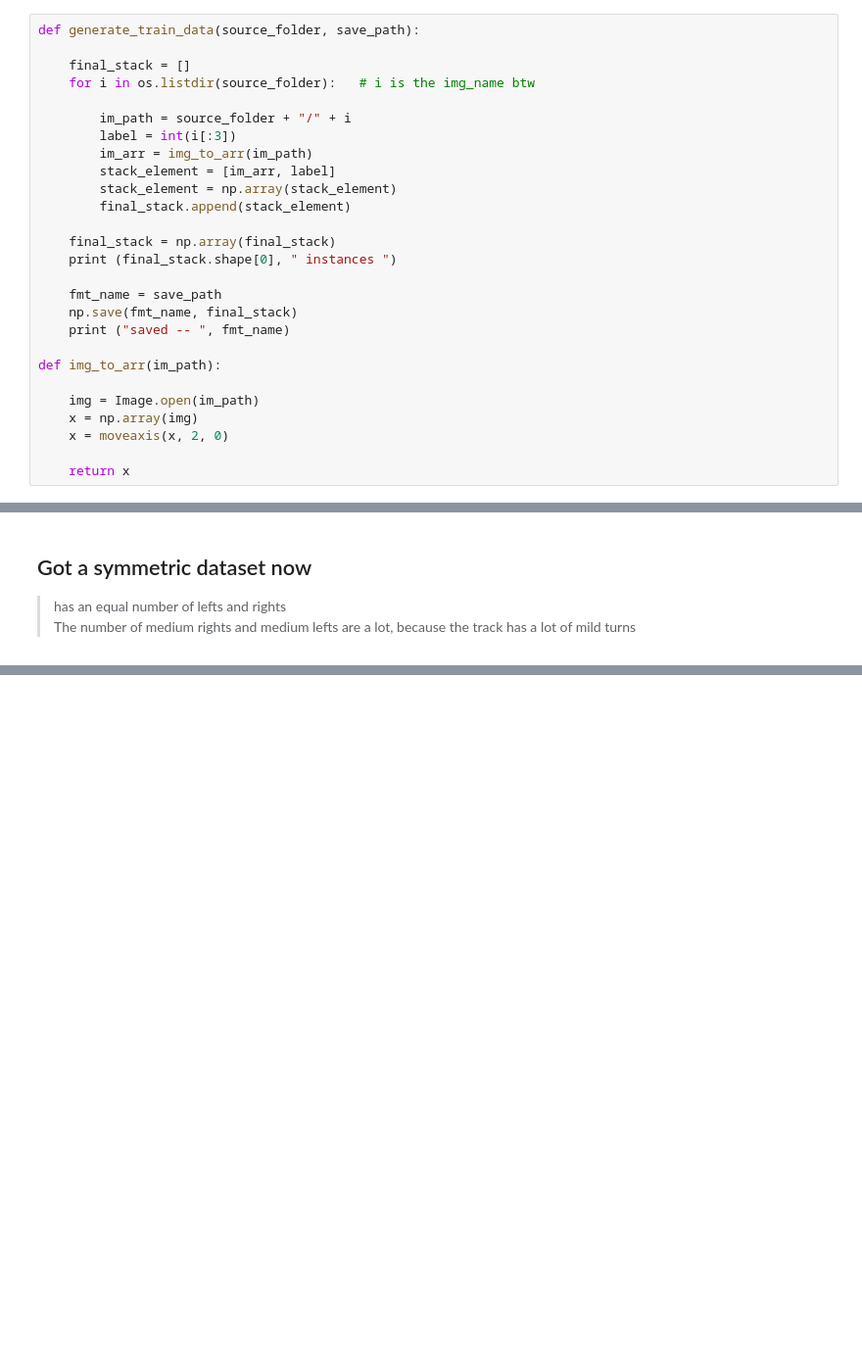
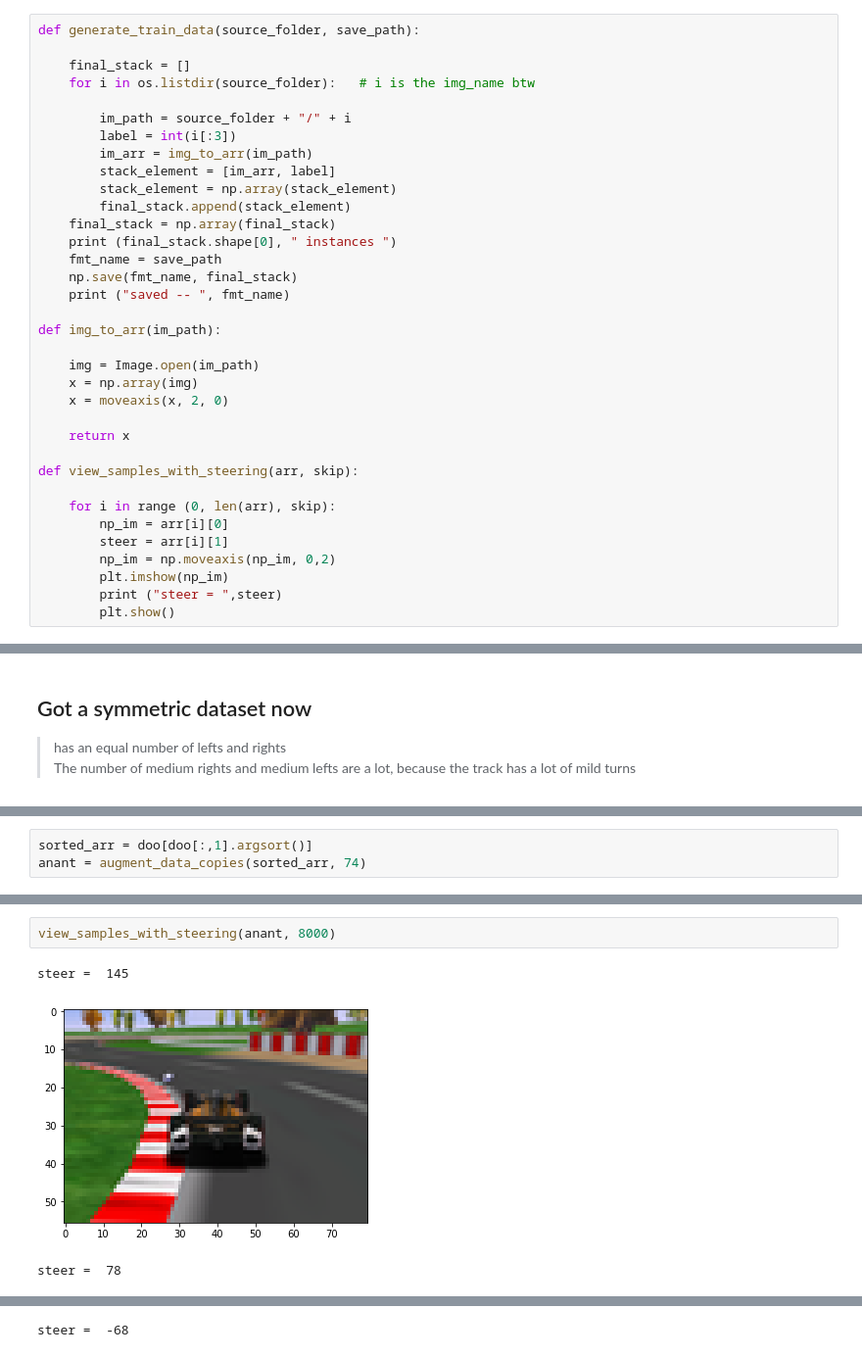
Before and after one commit to Mayukhdeb/mind_the_bend, a Jupyter notebook: process_collected_data.ipynb, the cells around one changed output, grey strips where cells are left out. Shown at 98% size. Drawn from its saved outputs; the diff is of its cells as text; blank space fills up the shorter version.

```diff
--- a/process_collected_data.ipynb
+++ b/process_collected_data.ipynb
@@ -19,10 +20,8 @@ def generate_train_data(source_folder, save_path):
         stack_element = [im_arr, label]
         stack_element = np.array(stack_element)
         final_stack.append(stack_element)
-
     final_stack = np.array(final_stack)
     print (final_stack.shape[0], " instances ")
-
     fmt_name = save_path
     np.save(fmt_name, final_stack)
     print ("saved -- ", fmt_name)
@@ -34,4 +33,14 @@ def img_to_arr(im_path):
     x = moveaxis(x, 2, 0)
 
     return x
+
+def view_samples_with_steering(arr, skip):
+
+    for i in range (0, len(arr), skip):
+        np_im = arr[i][0]
+        steer = arr[i][1]
+        np_im = np.moveaxis(np_im, 0,2)
+        plt.imshow(np_im)
+        print ("steer = ",steer)
+        plt.show()
 # %%
@@ -135 +167,4 @@ aug = augment_data_copies(doo, 68)
+# %%
+sorted_arr = doo[doo[:,1].argsort()]
+anant = augment_data_copies(sorted_arr, 74)
 # %%
@@ -149,0 +191,6 @@ avg freq = 68.0
+# %%
+view_samples_with_steering(anant, 8000)
+# %% [output]
+steer =  145
+[figure, added]
+steer =  78
@@ -149,0 +198 @@ avg freq = 68.0
+steer =  -68
```
Also changed, not shown: parts of 21 cells of this notebook.
